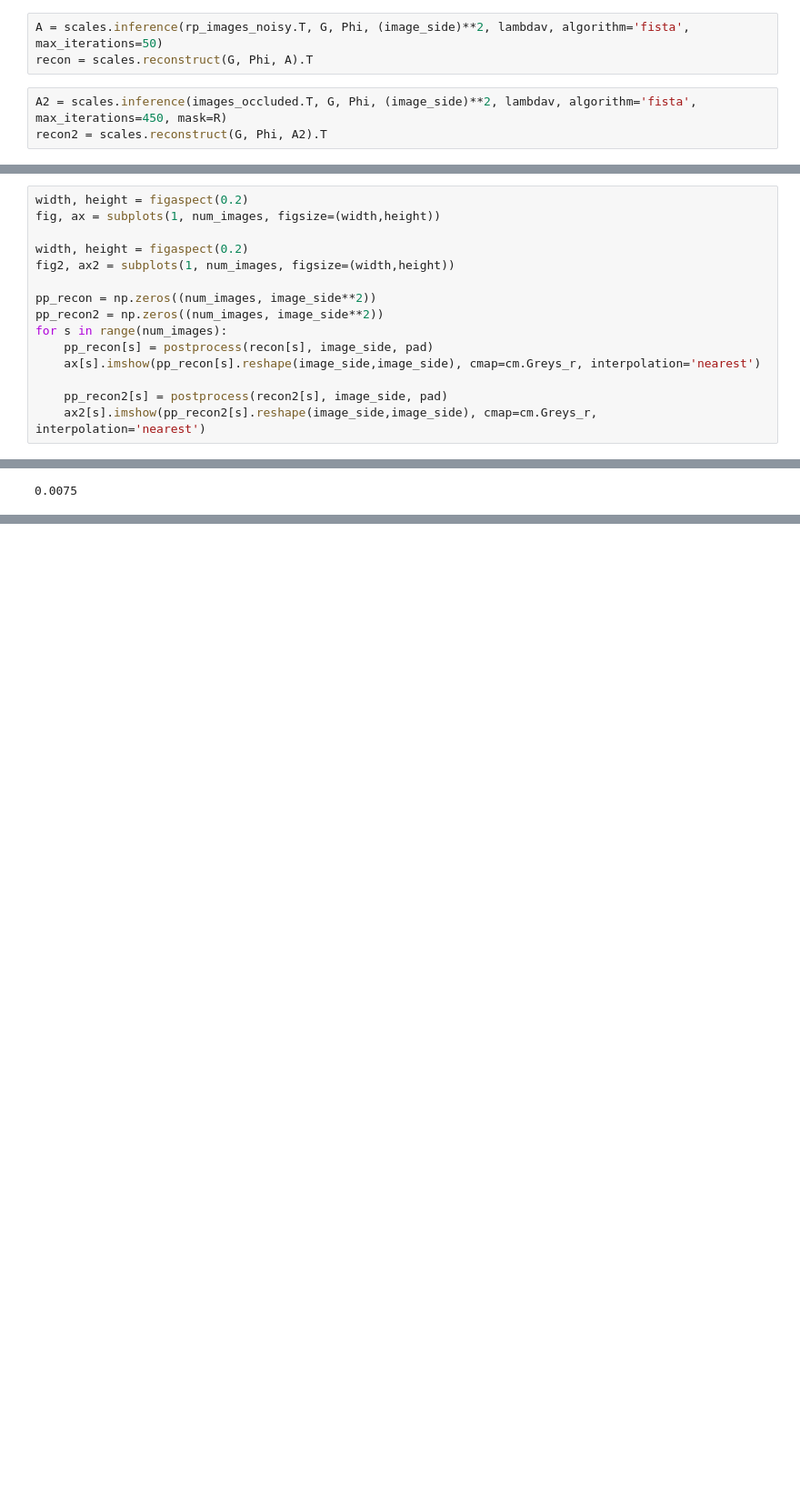
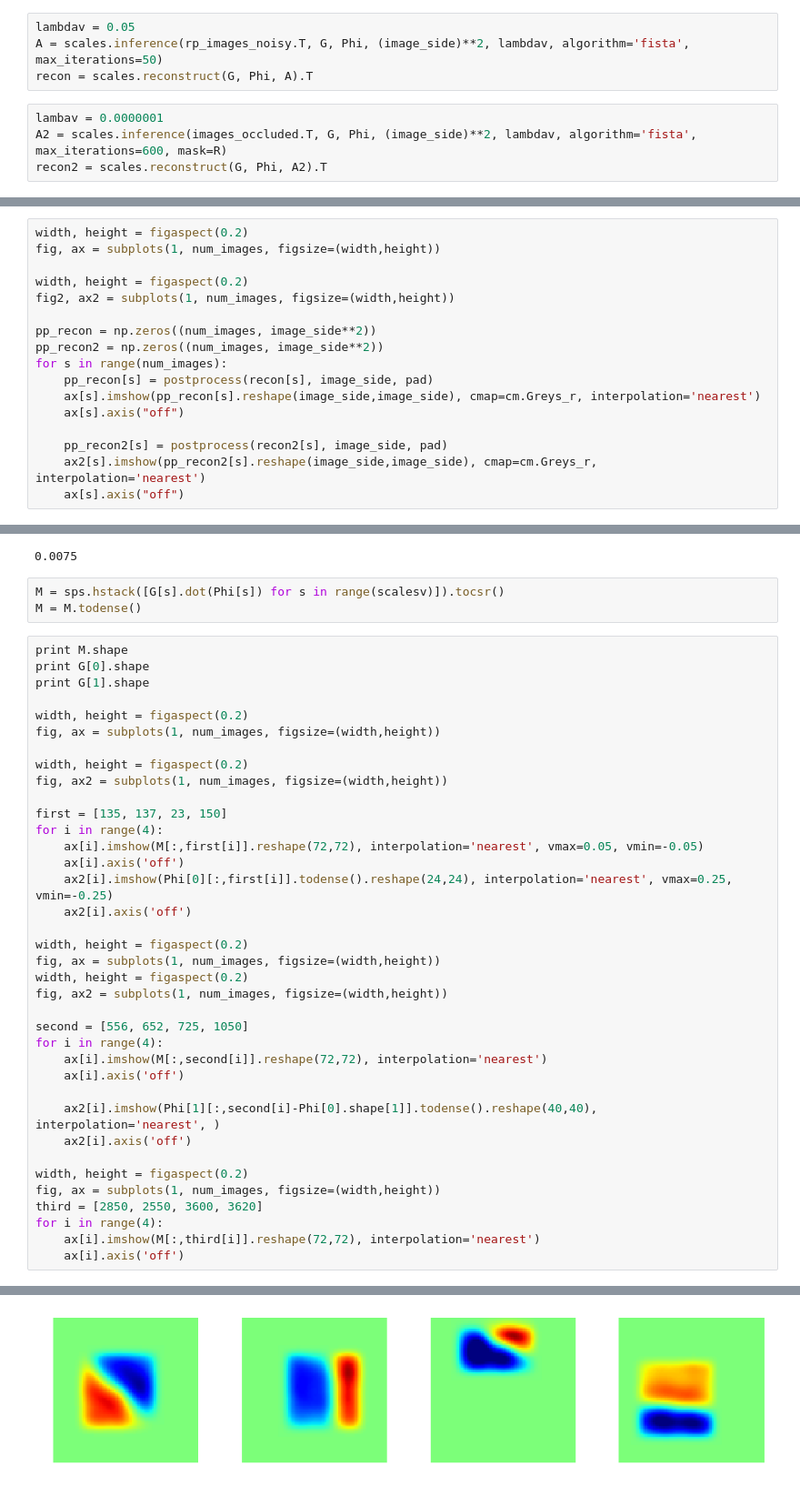
Before and after one commit to zayd/laplacian, a Jupyter notebook: denoising.ipynb, the cells around one changed output, grey strips where cells are left out. Shown at 91% size. Drawn from its saved outputs; the diff is of its cells as text; blank space fills up the shorter version.

```diff
--- a/denoising.ipynb
+++ b/denoising.ipynb
@@ -113,6 +111,8 @@ Noise multiplier: 100.0
 # %%
+lambdav = 0.05
 A = scales.inference(rp_images_noisy.T, G, Phi, (image_side)**2, lambdav, algorithm='fista', max_iterations=50)
 recon = scales.reconstruct(G, Phi, A).T
 # %%
-A2 = scales.inference(images_occluded.T, G, Phi, (image_side)**2, lambdav, algorithm='fista', max_iterations=450, mask=R)
+lambav = 0.0000001
+A2 = scales.inference(images_occluded.T, G, Phi, (image_side)**2, lambdav, algorithm='fista', max_iterations=600, mask=R)
 recon2 = scales.reconstruct(G, Phi, A2).T
@@ -131,6 +128,8 @@ pp_recon2 = np.zeros((num_images, image_side**2))
 for s in range(num_images):
     pp_recon[s] = postprocess(recon[s], image_side, pad)
     ax[s].imshow(pp_recon[s].reshape(image_side,image_side), cmap=cm.Greys_r, interpolation='nearest')
+    ax[s].axis("off")
 
     pp_recon2[s] = postprocess(recon2[s], image_side, pad)
     ax2[s].imshow(pp_recon2[s].reshape(image_side,image_side), cmap=cm.Greys_r, interpolation='nearest')
+    ax[s].axis("off")
@@ -207,3 +205,44 @@ print scipy.sparse.linalg.svds(M3, 1, which='LM', return_singular_vectors=False)
 print lambdav
 # %% [output]
 0.0075
+# %%
+M = sps.hstack([G[s].dot(Phi[s]) for s in range(scalesv)]).tocsr()
+M = M.todense()
+# %%
+print M.shape
+print G[0].shape
+print G[1].shape
+
+width, height = figaspect(0.2)
+fig, ax = subplots(1, num_images, figsize=(width,height))
+
+width, height = figaspect(0.2)
+fig, ax2 = subplots(1, num_images, figsize=(width,height))
+
+first = [135, 137, 23, 150]
+for i in range(4):
+    ax[i].imshow(M[:,first[i]].reshape(72,72), interpolation='nearest', vmax=0.05, vmin=-0.05)
+    ax[i].axis('off')
+    ax2[i].imshow(Phi[0][:,first[i]].todense().reshape(24,24), interpolation='nearest', vmax=0.25, vmin=-0.25)
+    ax2[i].axis('off')
+
+width, height = figaspect(0.2)
+fig, ax = subplots(1, num_images, figsize=(width,height))
+width, height = figaspect(0.2)
+fig, ax2 = subplots(1, num_images, figsize=(width,height))
+
+second = [556, 652, 725, 1050]
+for i in range(4):
+    ax[i].imshow(M[:,second[i]].reshape(72,72), interpolation='nearest')
+    ax[i].axis('off')
+
+    ax2[i].imshow(Phi[1][:,second[i]-Phi[0].shape[1]].todense().reshape(40,40), interpolation='nearest', )
+    ax2[i].axis('off')
+
+width, height = figaspect(0.2)
+fig, ax = subplots(1, num_images, figsize=(width,height))
+third = [2850, 2550, 3600, 3620]
+for i in range(4):
+    ax[i].imshow(M[:,third[i]].reshape(72,72), interpolation='nearest')
+    ax[i].axis('off')
+# %% [output]
@@ -209,0 +252 @@ print lambdav
+[figure, added]
```
Also changed, not shown: parts of 11 cells of this notebook, 4 other files.
